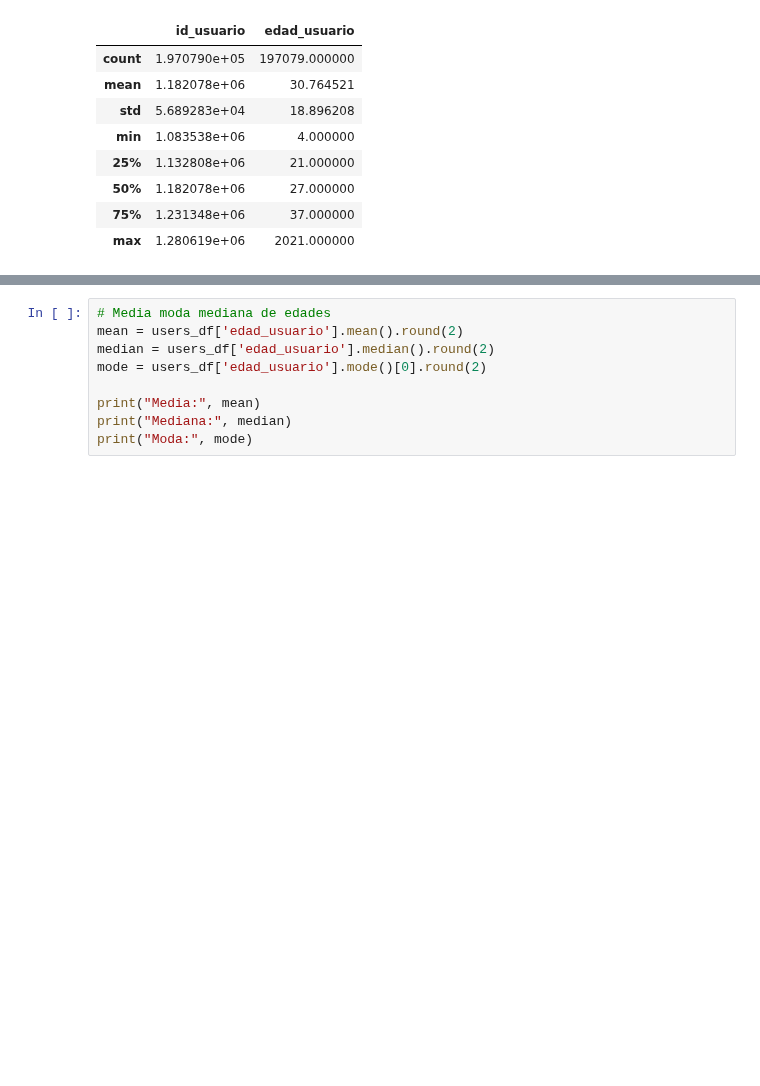
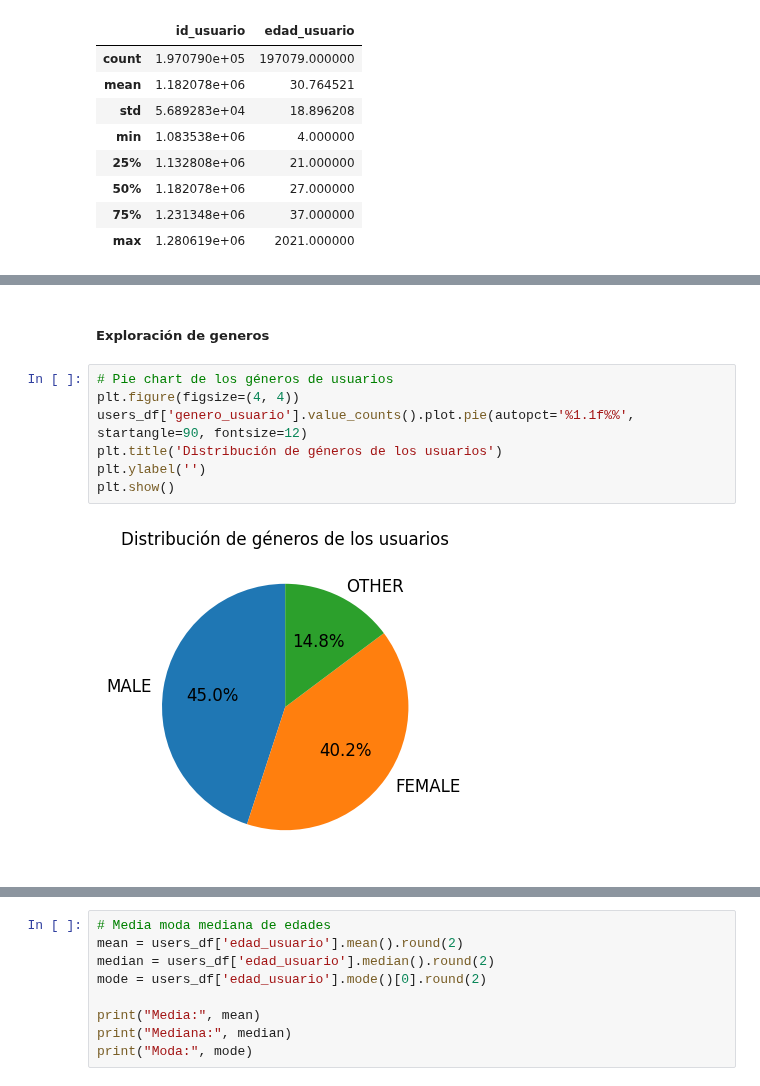
Before and after one commit to ArielMatC/ceia-andd-g2, a Jupyter notebook: data_analysis.ipynb, the cells around one changed output, grey strips where cells are left out. Cells and saved outputs as stored; diff of their text form; blank space fills up the shorter version.

```diff
--- a/data_analysis.ipynb
+++ b/data_analysis.ipynb
@@ -71,0 +109,11 @@ plt.show()
+# %% [markdown]
+##### Exploración de generos
+# %%
+# Pie chart de los géneros de usuarios
+plt.figure(figsize=(4, 4))
+users_df['genero_usuario'].value_counts().plot.pie(autopct='%1.1f%%', startangle=90, fontsize=12)
+plt.title('Distribución de géneros de los usuarios')
+plt.ylabel('')
+plt.show()
+# %% [output]
+[figure, new version]
```
Also changed, not shown: parts of 33 cells of this notebook, 2 other files.
